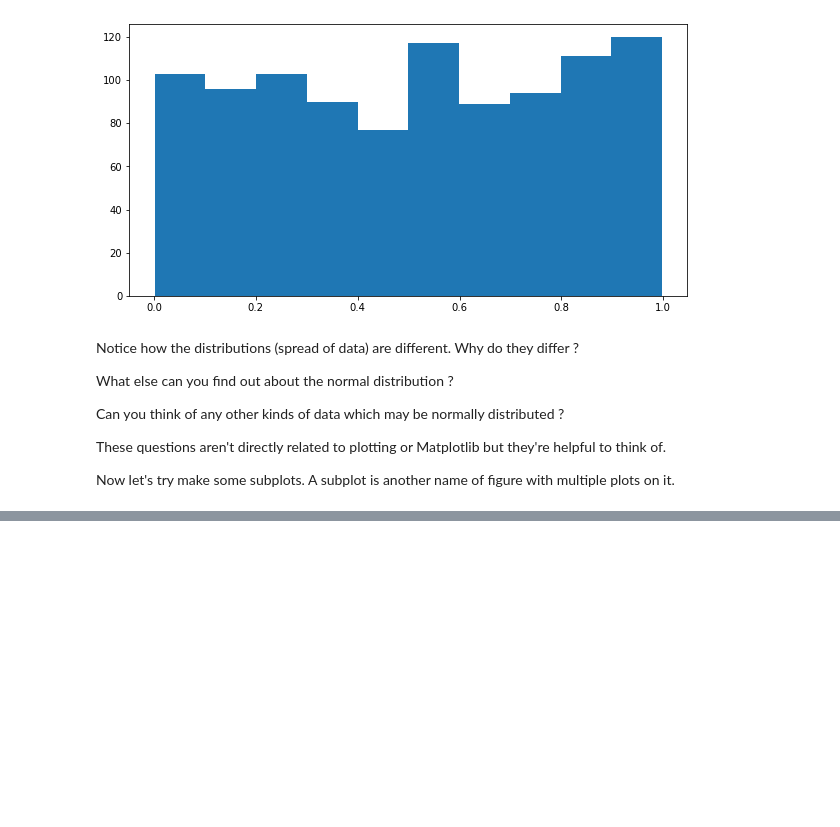
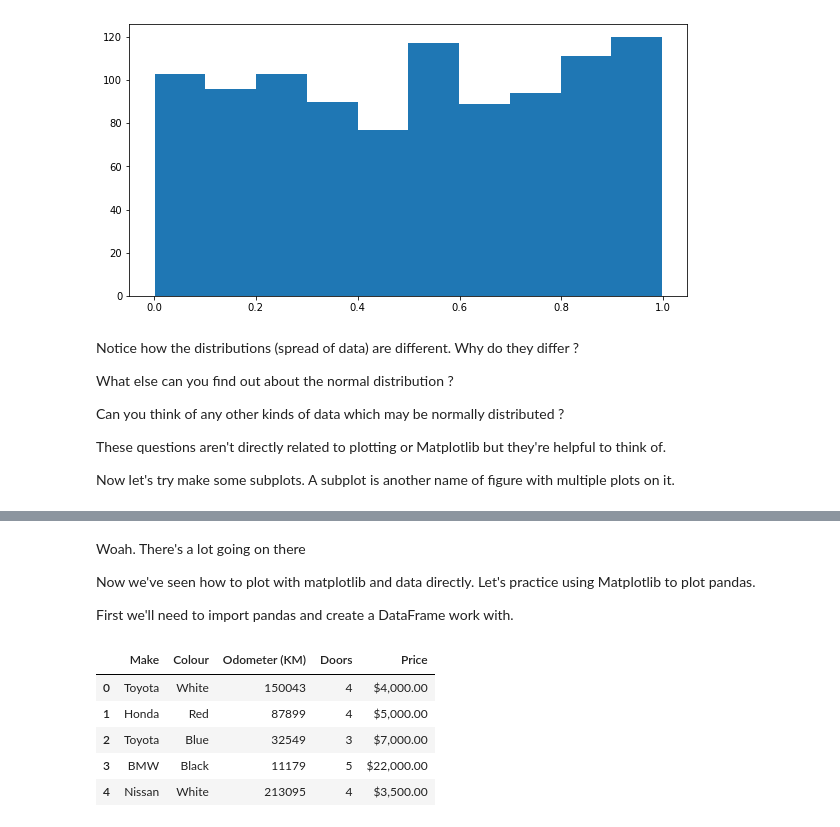
Before and after one commit to SaketMunda/ml-ds-tools-library-introduction, a Jupyter notebook: matplotlib-exercises.ipynb, the cells around one changed output, grey strips where cells are left out. Drawn from its saved outputs; the diff is of its cells as text; code cells hidden in the pictures; blank space fills up the shorter version.

Commit message:
matplotlib practice continue

```diff
--- a/matplotlib-exercises.ipynb
+++ b/matplotlib-exercises.ipynb
@@ -203,0 +236,6 @@ Now let's try make some subplots. A subplot is another name of figure with multi
+# %% [markdown]
+Woah. There's a lot going on there
+
+Now we've seen how to plot with matplotlib and data directly. Let's practice using Matplotlib to plot pandas.
+
+First we'll need to import pandas and create a DataFrame work with.
@@ -203,0 +245,11 @@ Now let's try make some subplots. A subplot is another name of figure with multi
+# %%
+# Import the car-sales.csv into a dataframe called car_sales and view
+car_sales = pd.read_csv("car-sales.csv")
+car_sales.head()
+# %% [output]
+|  | Make | Colour | Odometer (KM) | Doors | Price |
+| 0 | Toyota | White | 150043 | 4 | $4,000.00 |
+| 1 | Honda | Red | 87899 | 4 | $5,000.00 |
+| 2 | Toyota | Blue | 32549 | 3 | $7,000.00 |
+| 3 | BMW | Black | 11179 | 5 | $22,000.00 |
+| 4 | Nissan | White | 213095 | 4 | $3,500.00 |
```
Also changed, not shown: parts of 5 cells of this notebook.
